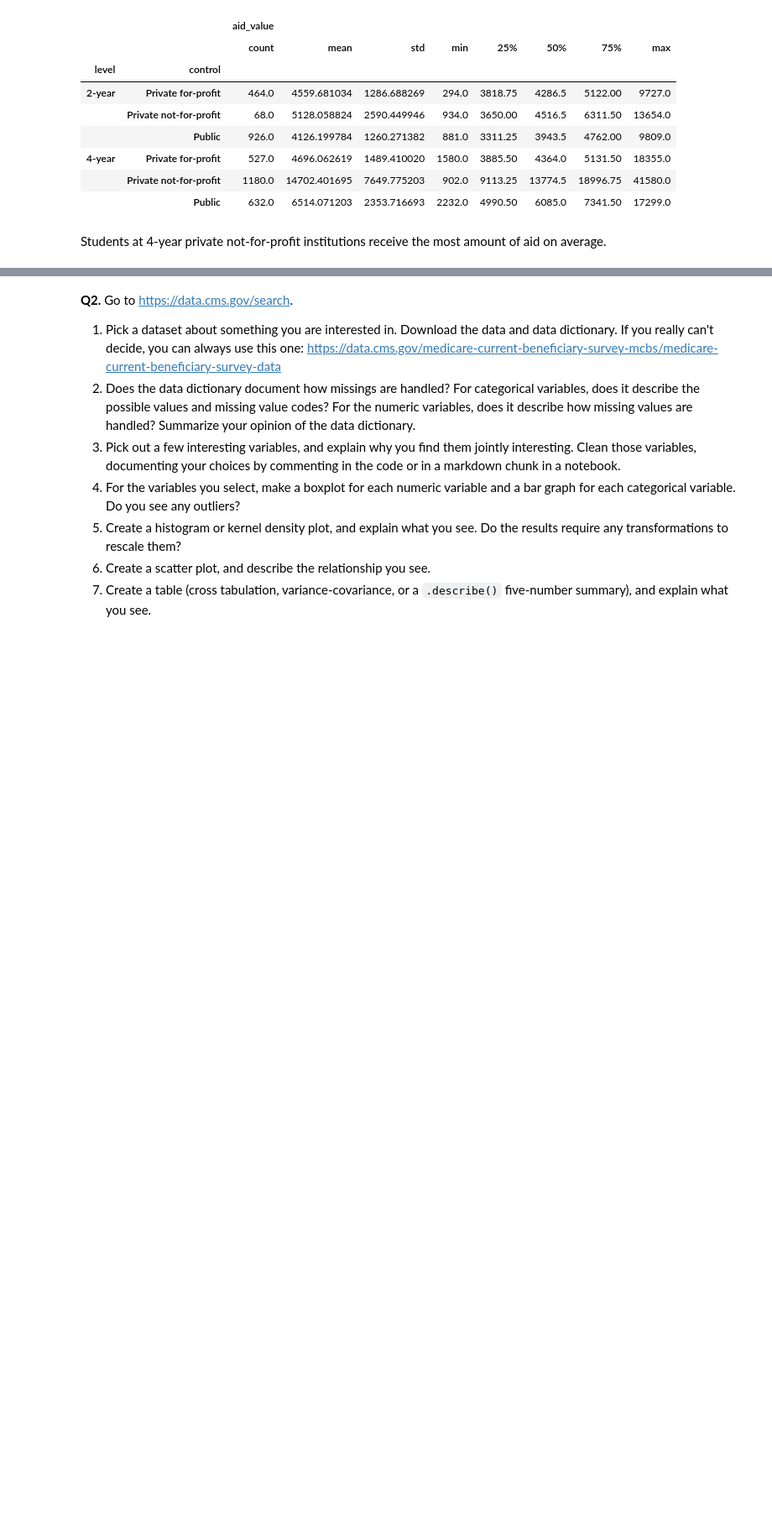
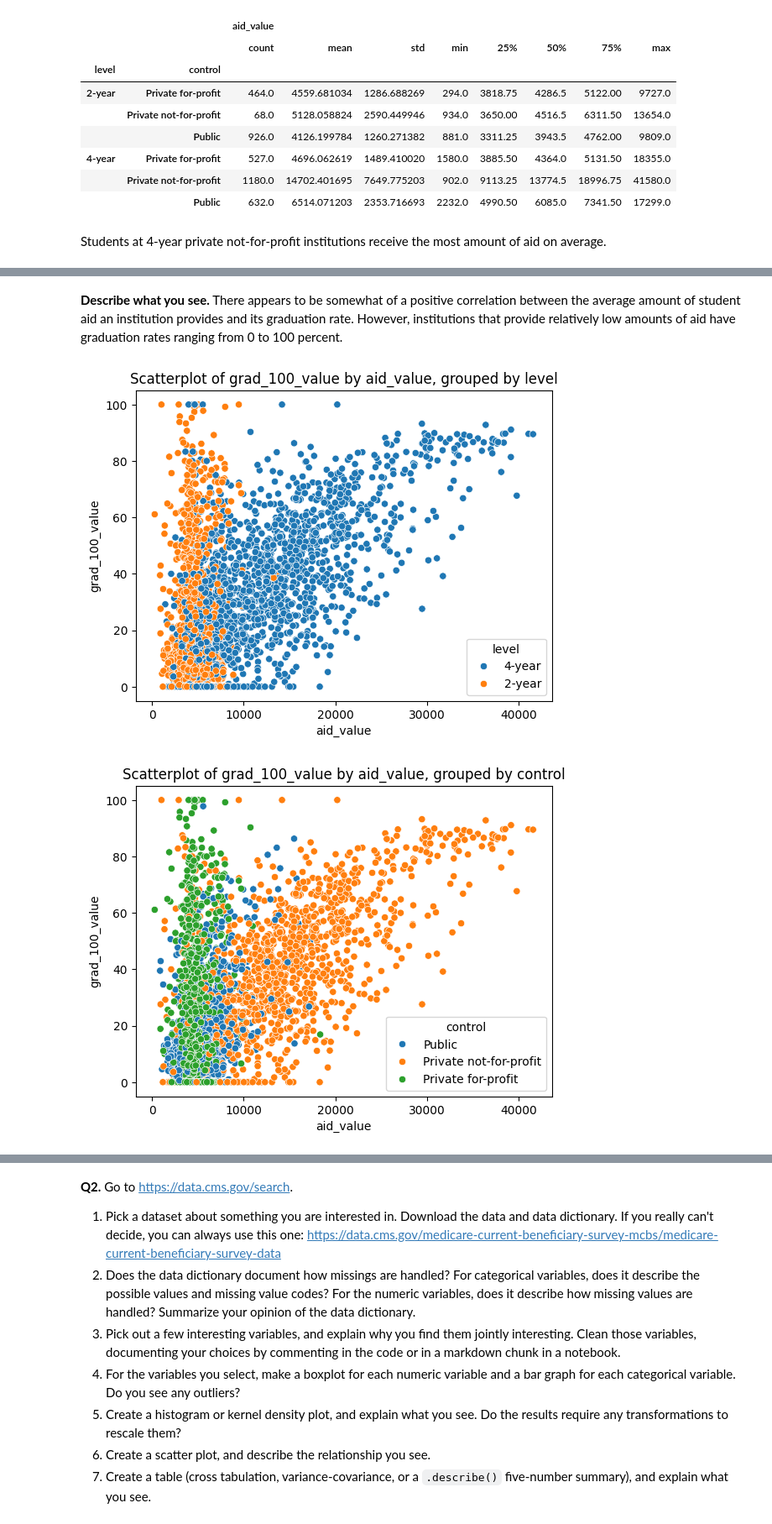
Before and after one commit to hasitanalluri/knn, a Jupyter notebook: assignment/assignment_visualization.ipynb, the cells around one changed output, grey strips where cells are left out. Shown at 84% size. Saved outputs shown, nothing was run; the diff lists cells and outputs as text; code cells hidden in the pictures; blank space fills up the shorter version.

```diff
--- a/assignment/assignment_visualization.ipynb
+++ b/assignment/assignment_visualization.ipynb
@@ -204,0 +218,18 @@ Students at 4-year private not-for-profit institutions receive the most amount o
+# %% [markdown]
+**Describe what you see.** There appears to be somewhat of a positive correlation between the average amount of student aid an institution provides and its graduation rate. However, institutions that provide relatively low amounts of aid have graduation rates ranging from 0 to 100 percent.
+# %%
+# Now make the same plot, grouping by level and then control.
+sns.scatterplot(data=df, x='aid_value', y='grad_100_value', hue='level')
+plt.title("Scatterplot of grad_100_value by aid_value, grouped by level")
+plt.show()
+
+sns.scatterplot(data=df, x='aid_value', y='grad_100_value', hue='control')
+plt.title("Scatterplot of grad_100_value by aid_value, grouped by control")
+plt.show()
+
+sns.scatterplot(data=df, x='aid_value', y='grad_100_value', hue='levelXcontrol')
+plt.title("Scatterplot of grad_100_value by aid_value, grouped by levelXcontrol")
+plt.show()
+# %% [output]
+[figure, added]
+[figure, added]
```
Also changed, not shown: parts of 4 cells of this notebook.
